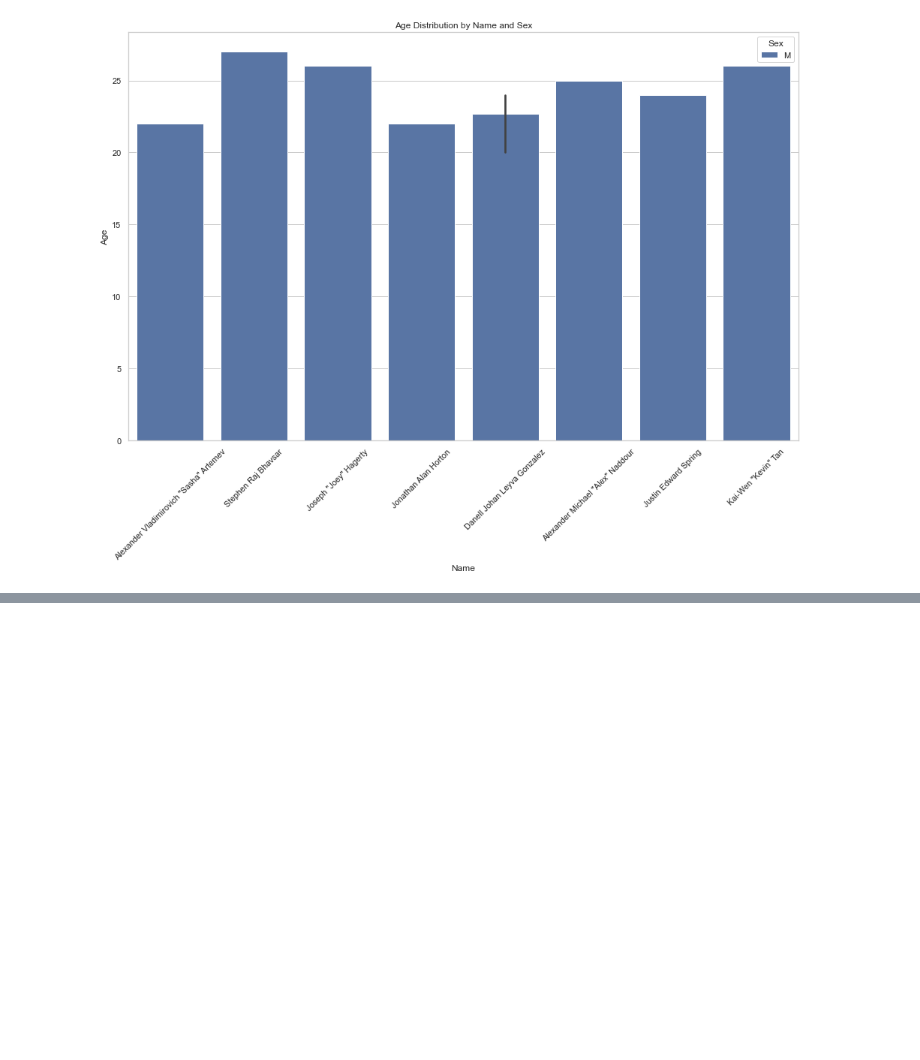
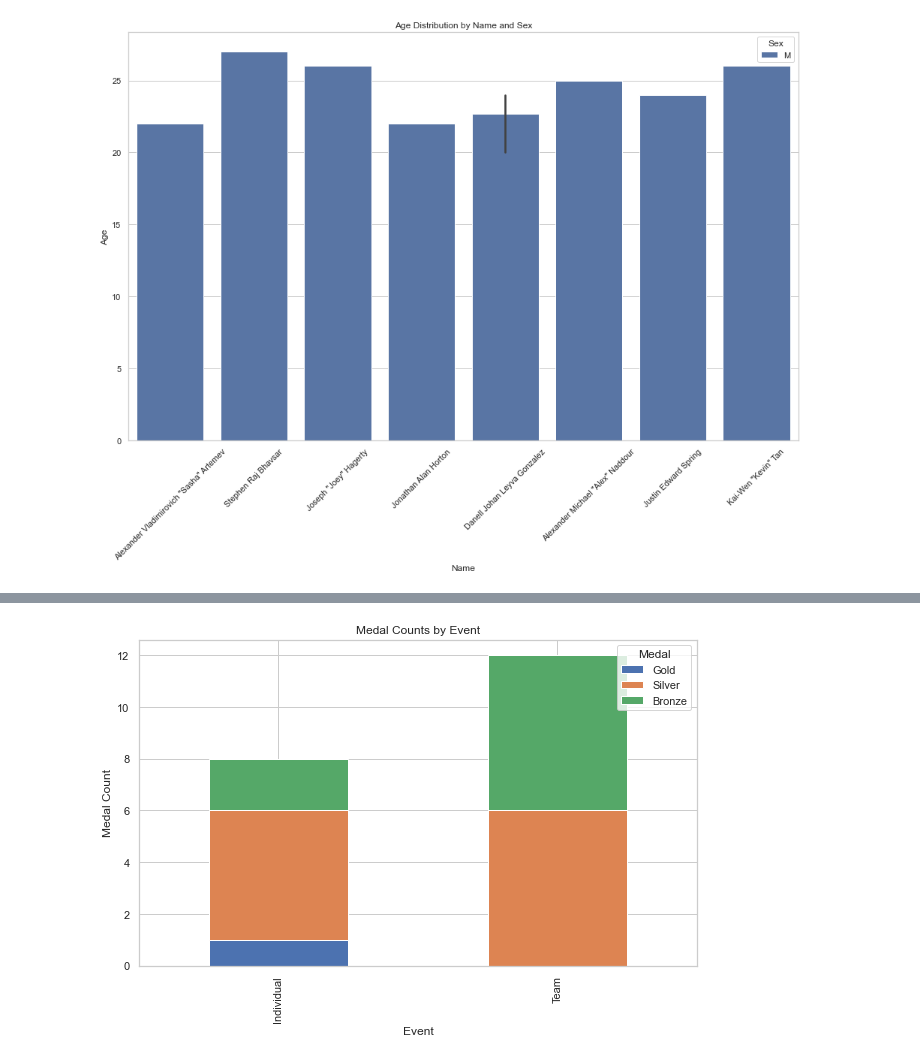
Before and after one commit to RyanJTalbot/MSDS, a Jupyter notebook: Core/Data Mining Foundations/Data Mining Project/Project/competition_gym2023/kaggle-data/kaggle_men.ipynb, the cells around one changed output, grey strips where cells are left out. Drawn from its saved outputs; the diff is of its cells as text; code cells hidden in the pictures; blank space fills up the shorter version.

```diff
--- a/Core/Data Mining Foundations/Data Mining Project/Project/competition_gym2023/kaggle-data/kaggle_men.ipynb
+++ b/Core/Data Mining Foundations/Data Mining Project/Project/competition_gym2023/kaggle-data/kaggle_men.ipynb
@@ -332,0 +583,11 @@ plt.show()
+# %%
+# Create a bar chart of medal counts by event
+medal_counts = df.groupby(['Event', 'Medal']).size().unstack(fill_value=0)
+medal_counts.plot(kind='bar', stacked=True, figsize=(10, 6))
+plt.xlabel('Event')
+plt.ylabel('Medal Count')
+plt.title('Medal Counts by Event')
+plt.legend(title='Medal', loc='upper right', labels=['Gold', 'Silver', 'Bronze'])
+plt.show()
+# %% [output]
+[figure, added]
```
Also changed, not shown: parts of 35 cells of this notebook, 34 other files.
